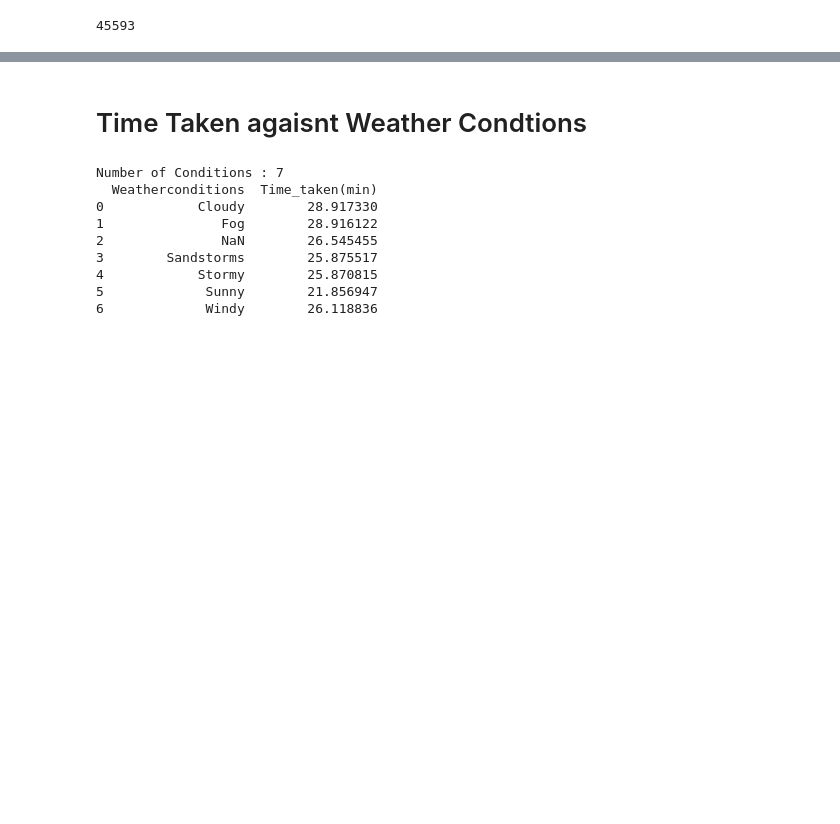
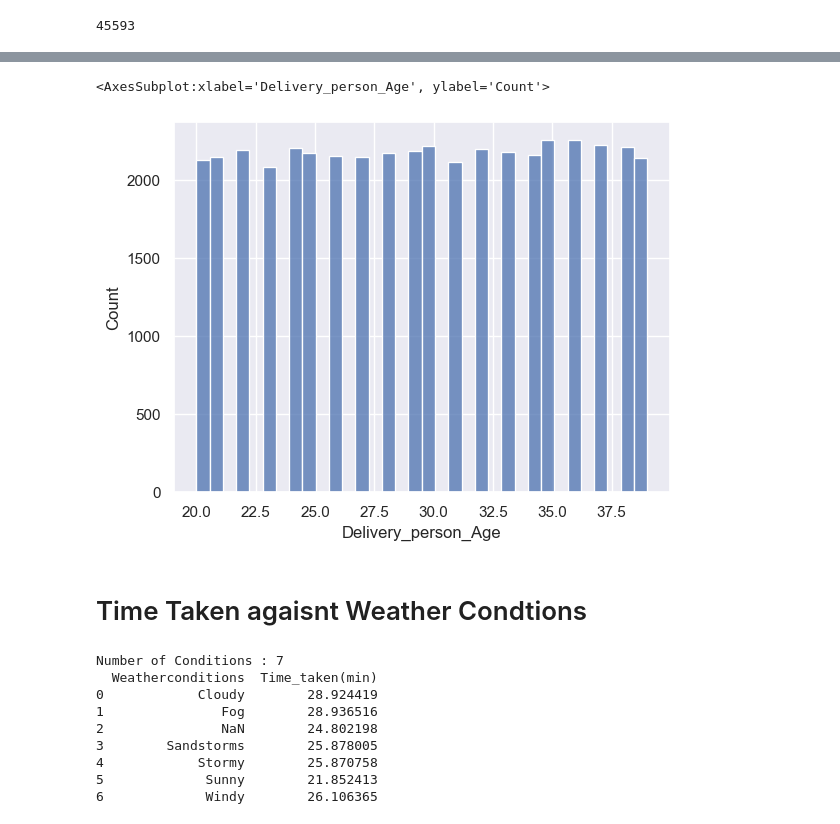
Before and after one commit to Georgetxm/SC1015, a Jupyter notebook: FoodPanda_EDA.ipynb, the cells around one changed output, grey strips where cells are left out. Drawn from its saved outputs; the diff is of its cells as text; code cells hidden in the pictures; blank space fills up the shorter version.

```diff
--- a/FoodPanda_EDA.ipynb
+++ b/FoodPanda_EDA.ipynb
@@ -96,16 +144,25 @@ trainData["Time_taken(min)"].count()
+# %%
+data = data[~(data['Delivery_person_Age'] <= 15)]
+# %%
+data = data[~(data['Delivery_person_Age'] >= 50)]
+# %%
+sb.histplot(data = data["Delivery_person_Age"])
+# %% [output]
+<AxesSubplot:xlabel='Delivery_person_Age', ylabel='Count'>
+[figure, added]
 # %% [markdown]
 # Time Taken agaisnt Weather Condtions
 # %%
-trainData['Weatherconditions'] = trainData['Weatherconditions'].str.replace("conditions", "")
-# print("Number of Conditions :", len(trainData["Weatherconditions"].unique()))
-# print(trainData.groupby('Weatherconditions', as_index=False)['Time_taken(min)'].mean())
+data['Weatherconditions'] = data['Weatherconditions'].str.replace("conditions", "")
+print("Number of Conditions :", len(data["Weatherconditions"].unique()))
+print(data.groupby('Weatherconditions', as_index=False)['Time_taken(min)'].mean())
 # %% [output]
 Number of Conditions : 7
   Weatherconditions  Time_taken(min)
-0            Cloudy        28.917330
-1               Fog        28.916122
-2               NaN        26.545455
-3        Sandstorms        25.875517
-4            Stormy        25.870815
-5             Sunny        21.856947
-6             Windy        26.118836
+0            Cloudy        28.924419
+1               Fog        28.936516
+2               NaN        24.802198
+3        Sandstorms        25.878005
+4            Stormy        25.870758
+5             Sunny        21.852413
+6             Windy        26.106365
```
Also changed, not shown: parts of 23 cells of this notebook, 2 other files.
